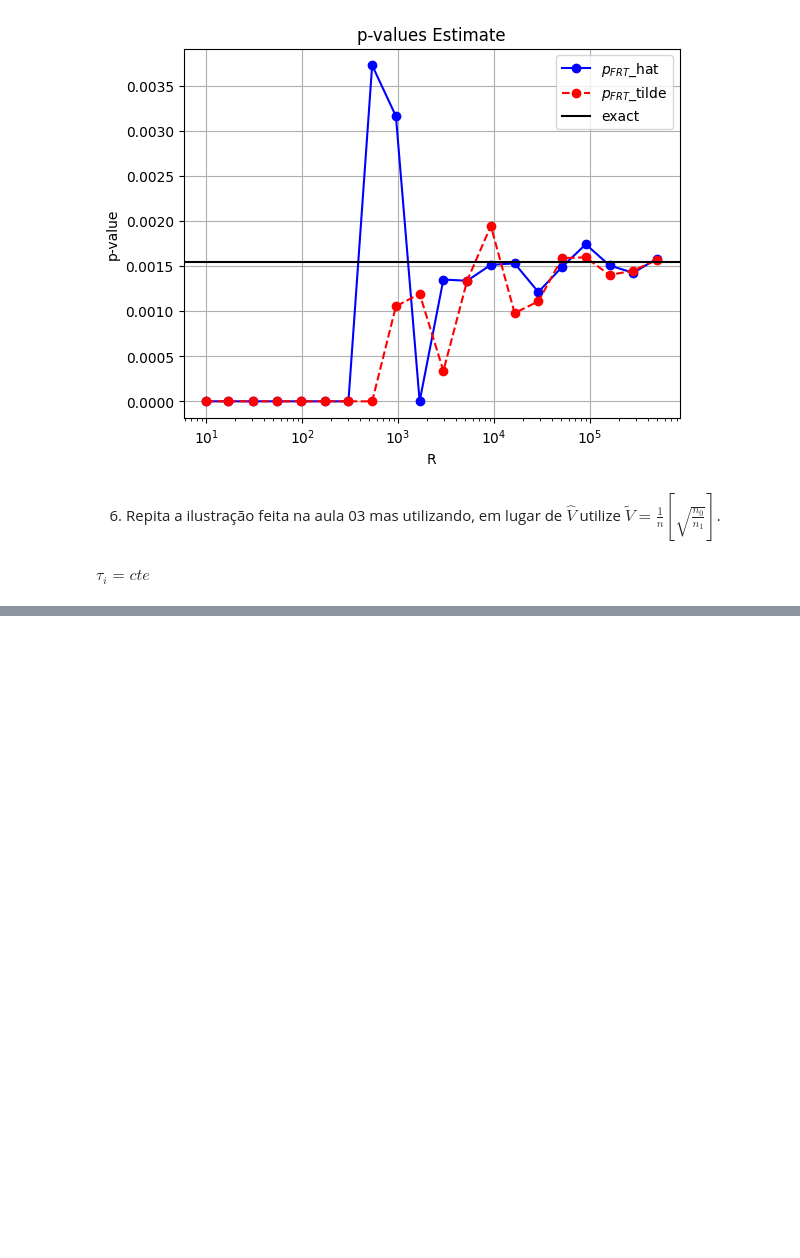
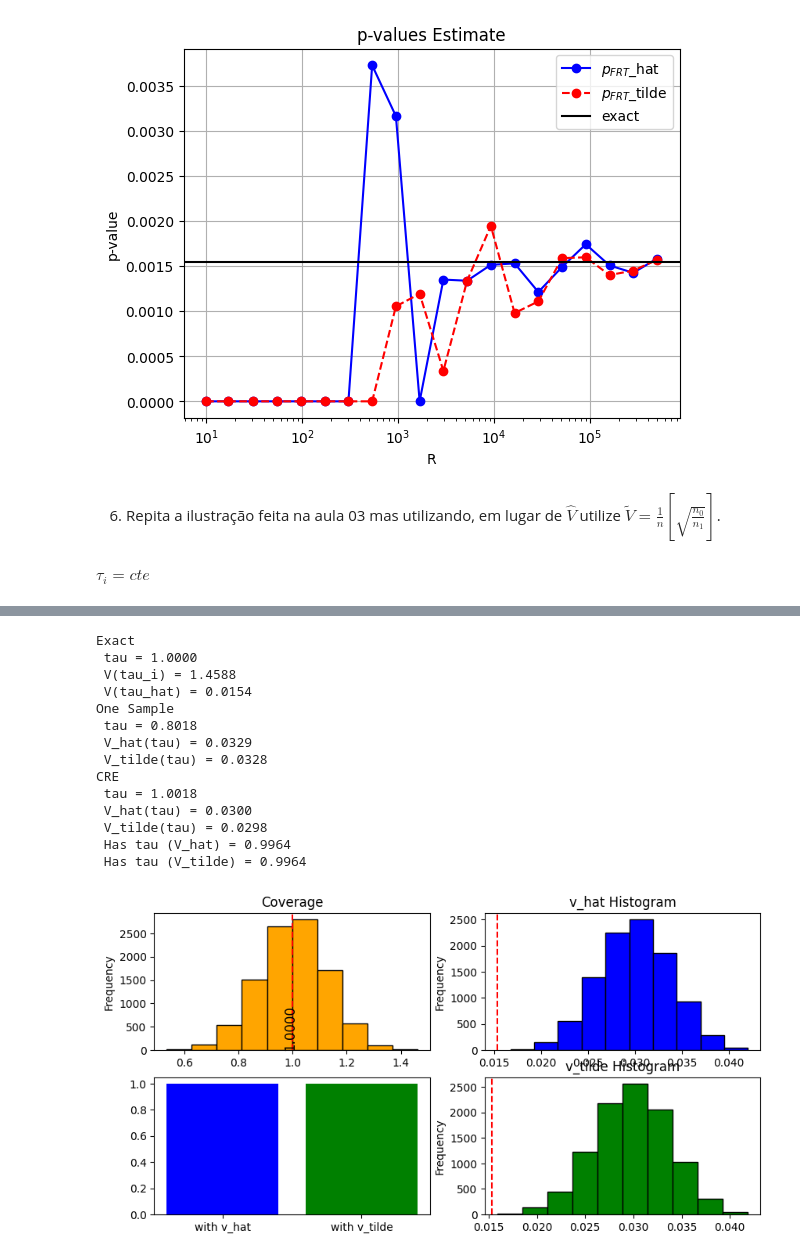
Before and after one commit to TiagoCAAmorim/causal_inference, a Jupyter notebook: Lista02/Lista02.ipynb, the cells around one changed output, grey strips where cells are left out. Saved outputs shown, nothing was run; the diff lists cells and outputs as text; code cells hidden in the pictures; blank space fills up the shorter version.

```diff
--- a/Lista02/Lista02.ipynb
+++ b/Lista02/Lista02.ipynb
@@ -415,0 +437,18 @@ CRE
+# %%
+make_tests(y1_pot, y0_pot)
+# %% [output]
+Exact
+ tau = 1.0000
+ V(tau_i) = 1.4588
+ V(tau_hat) = 0.0154
+One Sample
+ tau = 0.8018
+ V_hat(tau) = 0.0329
+ V_tilde(tau) = 0.0328
+CRE
+ tau = 1.0018
+ V_hat(tau) = 0.0300
+ V_tilde(tau) = 0.0298
+ Has tau (V_hat) = 0.9964
+ Has tau (V_tilde) = 0.9964
+[figure, added]
```
Also changed, not shown: parts of 10 cells of this notebook.
